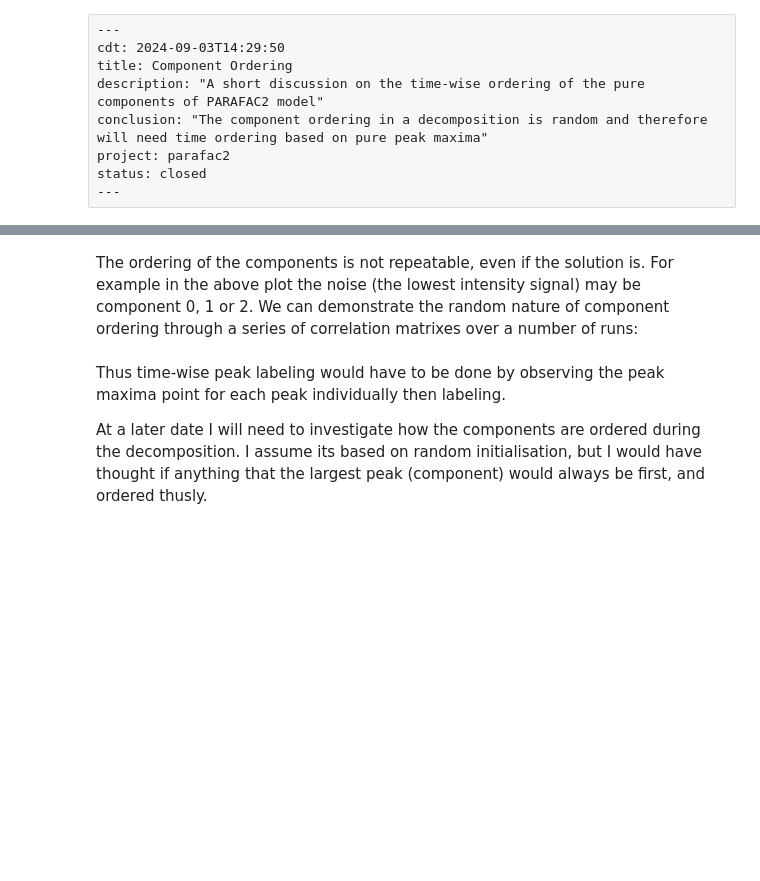
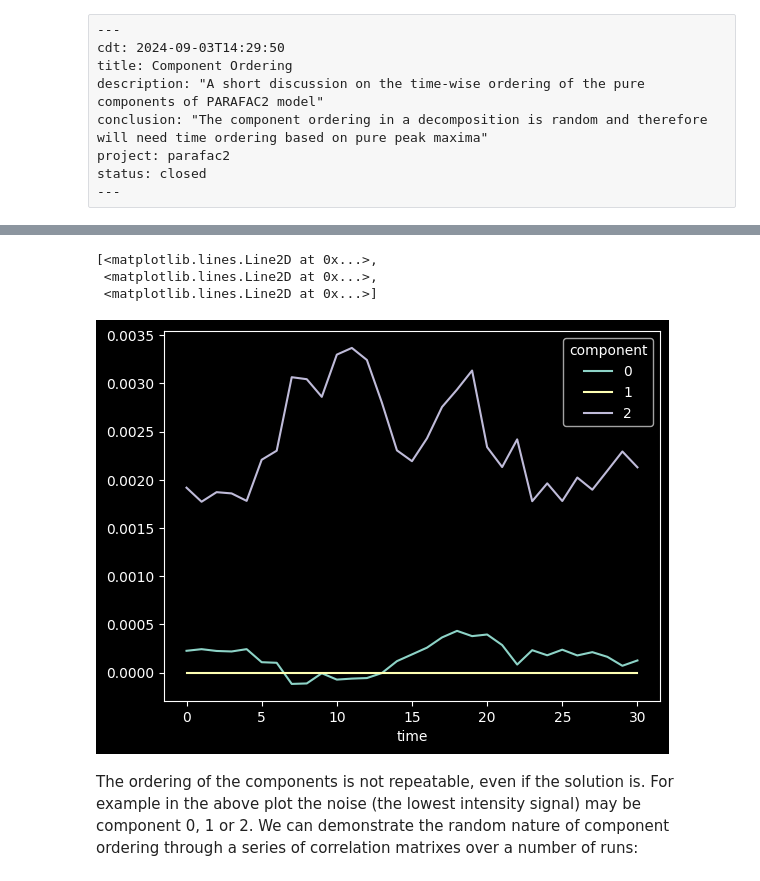
Before and after one commit to jonathanstathakis/pca_analysis, a Jupyter notebook: pca_analysis/notebooks/experiments/component_ordering.ipynb, the cells around one changed output, grey strips where cells are left out. Saved outputs shown, nothing was run; the diff lists cells and outputs as text; code cells hidden in the pictures; blank space fills up the shorter version.

```diff
--- a/pca_analysis/notebooks/experiments/component_ordering.ipynb
+++ b/pca_analysis/notebooks/experiments/component_ordering.ipynb
@@ -108,2 +39,17 @@ plt.legend()
+# %%
+from pca_analysis.parafac2_pipeline.estimators import PARAFAC2
+
+parafac2 = PARAFAC2(rank=3, linesearch=False, nn_modes="all", n_iter_max=1)
+parafac2.fit_transform(raw_data.to_numpy())
+
+component_xr = parafac2.get_sample_component_tensors(
+    as_xarr=True, input_coords=raw_data.coords
+)
+component_xr.sel(sample=10, mz=39).plot.line(x="time")
+# %% [output]
+[<matplotlib.lines.Line2D at 0x...>,
+ <matplotlib.lines.Line2D at 0x...>,
+ <matplotlib.lines.Line2D at 0x...>]
+[figure, added]
 # %% [markdown]
 The ordering of the components is not repeatable, even if the solution is. For example in the above plot the noise (the lowest intensity signal) may be component 0, 1 or 2. We can demonstrate the random nature of component ordering through a series of correlation matrixes over a number of runs:
@@ -171,4 +55,0 @@ build_run_corr(runs)
-# %% [markdown]
-Thus time-wise peak labeling would have to be done by observing the peak maxima point for each peak individually then labeling.
-
-At a later date I will need to investigate how the components are ordered during the decomposition. I assume its based on random initialisation, but I would have thought if anything that the largest peak (component) would always be first, and ordered thusly.
```
Also changed, not shown: parts of 12 cells of this notebook, 19 other files.
